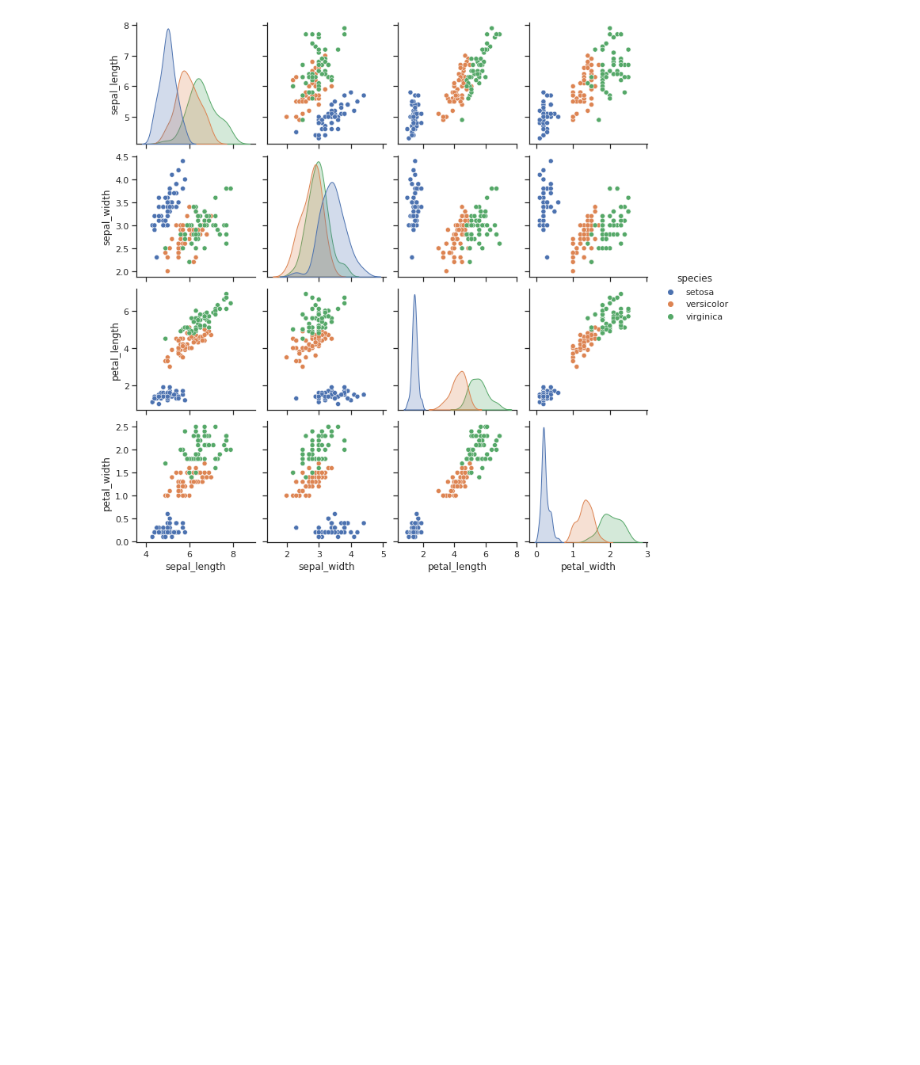
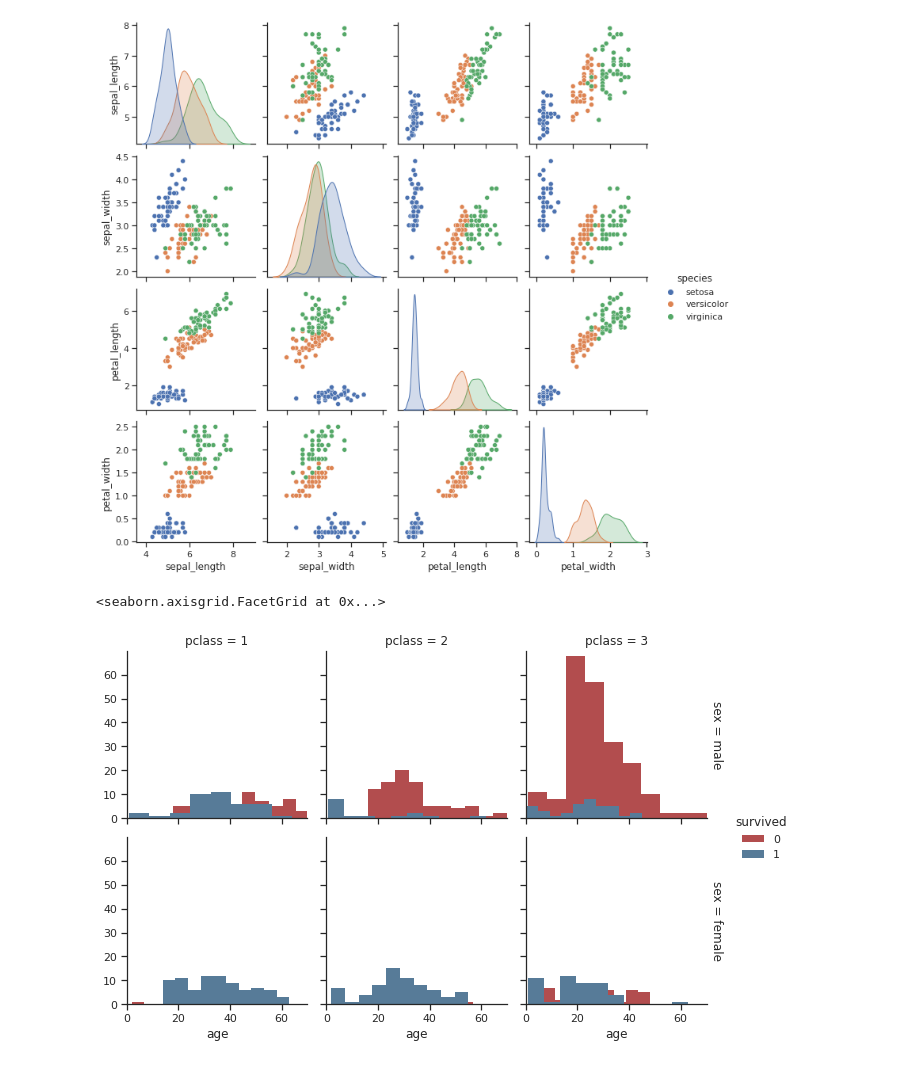
Before and after one commit to FerManchaS/07MIBGVisualizacionDatos, a Jupyter notebook: AG3.ipynb, the cells around one changed output. Cells and saved outputs as stored; diff of their text form; code cells hidden in the pictures; blank space fills up the shorter version.

```diff
--- a/AG3.ipynb
+++ b/AG3.ipynb
@@ -154,3 +154,18 @@ sns.pairplot(df, hue="species")
 # %% [output]
 <seaborn.axisgrid.PairGrid at 0x...>
 [figure]
+# %%
+import numpy as np
+bins = np.linspace(0, 50, 20)
+plt.rcParams["patch.force_edgecolor"] = False
+
+titanic_complementario = titanic[['survived','pclass','age','sex']]
+
+g = sns.FacetGrid(titanic_complementario, row="sex", col="pclass", hue = "survived",
+                  palette = sns.color_palette("Set1",desat=.5),
+                  margin_titles=True).set(xlim=(0, 70), ylim=(0, 70), yticks=np.arange(0,70,10),xticks=np.arange(0,80,20))
+
+g.map(plt.hist, "age").add_legend()
+# %% [output]
+<seaborn.axisgrid.FacetGrid at 0x...>
+[figure, added]
```
Also changed, not shown: parts of 1 cell of this notebook.
